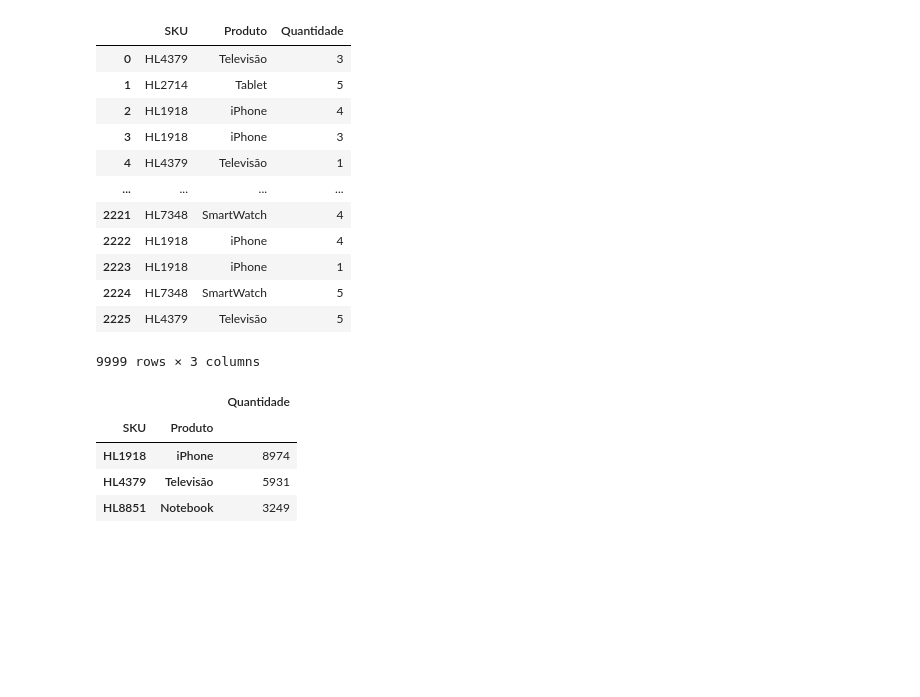
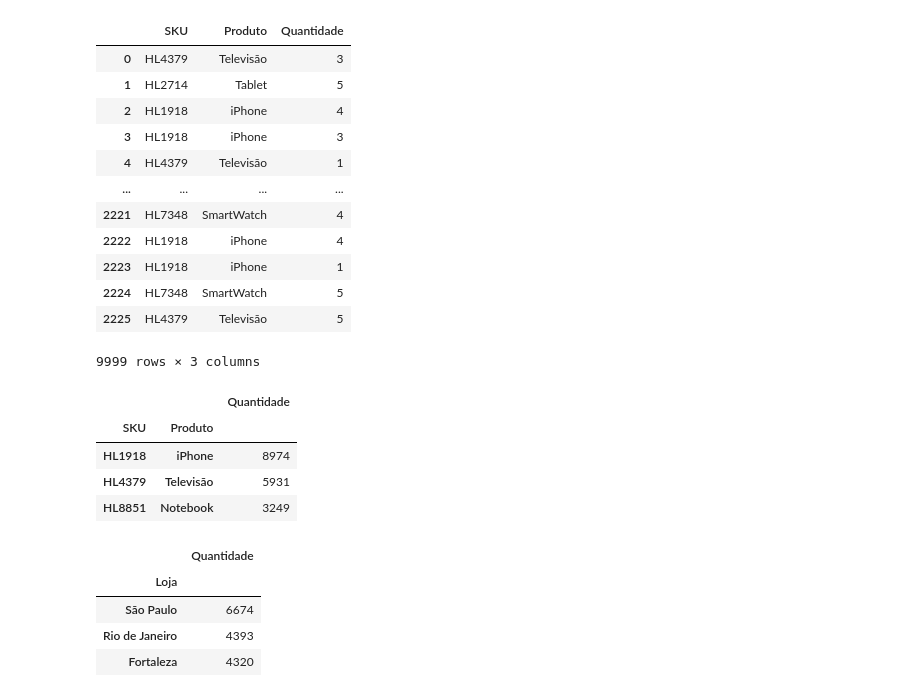
Before and after one commit to leandroclv/python_data_science, a Jupyter notebook: projeto_2/projeto_2.ipynb, the cells around one changed output. Cells and saved outputs as stored; diff of their text form; code cells hidden in the pictures; blank space fills up the shorter version.

```diff
--- a/projeto_2/projeto_2.ipynb
+++ b/projeto_2/projeto_2.ipynb
@@ -496,5 +496,14 @@ display(quant_produto_v1)
 | HL1918 | iPhone | 8974 |
 | HL4379 | Televisão | 5931 |
 | HL8851 | Notebook | 3249 |
+# %%
+quant_loja_v1 = total_vendas[['Loja', 'Quantidade']].groupby(['Loja']).sum().sort_values(by='Quantidade', ascending=False)
+display(quant_loja_v1.head(3))
+# %% [output]
+|  | Quantidade |
+| Loja |  |
+| São Paulo | 6674 |
+| Rio de Janeiro | 4393 |
+| Fortaleza | 4320 |
 # %%
 #Quantidade de vendas brutas: identificar os 3 produtos e as 3 lojas que estão gerando mais vendas
```
Also changed, not shown: parts of 6 cells of this notebook.
